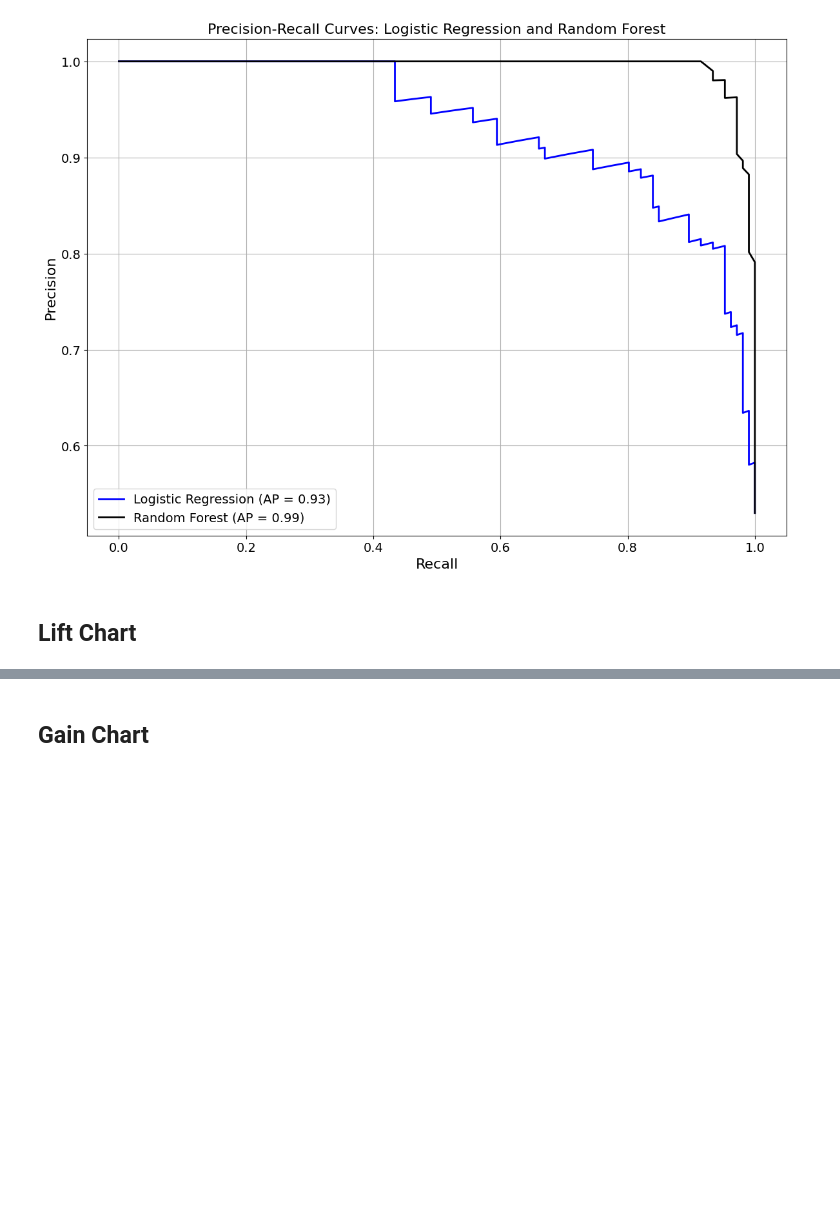
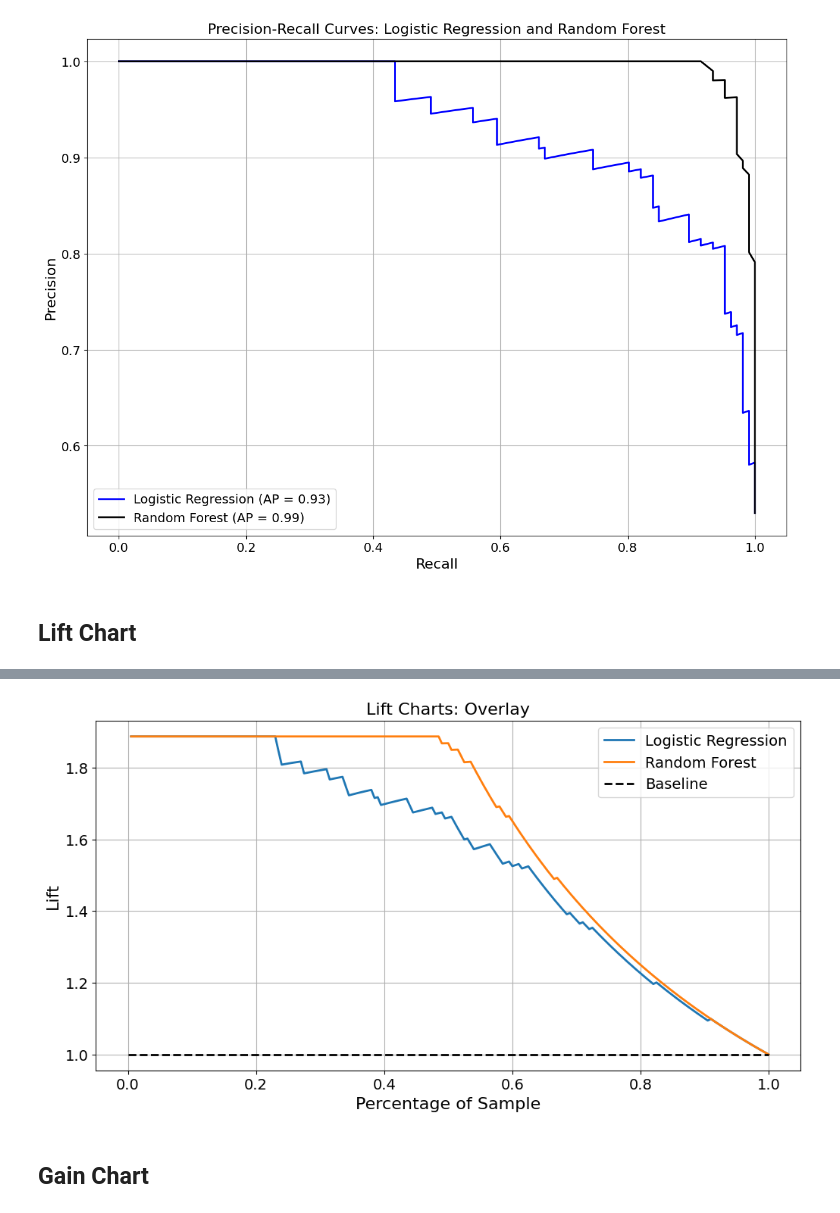
Before and after one commit to lshpaner/model_metrics, a Jupyter notebook: py_notebooks/model_evaluation_docs.ipynb, the cells around one changed output, grey strips where cells are left out. Cells and saved outputs as stored; diff of their text form; code cells hidden in the pictures; blank space fills up the shorter version.

Commit message:
Finished lift ex.

```diff
--- a/py_notebooks/model_evaluation_docs.ipynb
+++ b/py_notebooks/model_evaluation_docs.ipynb
@@ -212,3 +213,22 @@ show_lift_chart(
+# %%
+# Plot Lift chart
+show_lift_chart(
+    model=[model1, model2],
+    X=X_test,
+    y=y_test,
+    overlay=True,
+    model_title=model_titles,
+    save_plot=True,
+    linestyle_kwgs={"color": "black", "linestyle": "--", "linewidth": 2},
+    curve_kwgs={title: {"linewidth": 2} for title in model_titles},
+    figsize=(12, 6),
+    label_fontsize=16,
+    tick_fontsize=14,
+    image_path_png=image_path_png,
+    image_path_svg=image_path_svg,
+)
+# %% [output]
+[figure, added]
 # %% [markdown]
 ## Gain Chart
 # %%
```
Also changed, not shown: parts of 4 cells of this notebook, 27 other files.
